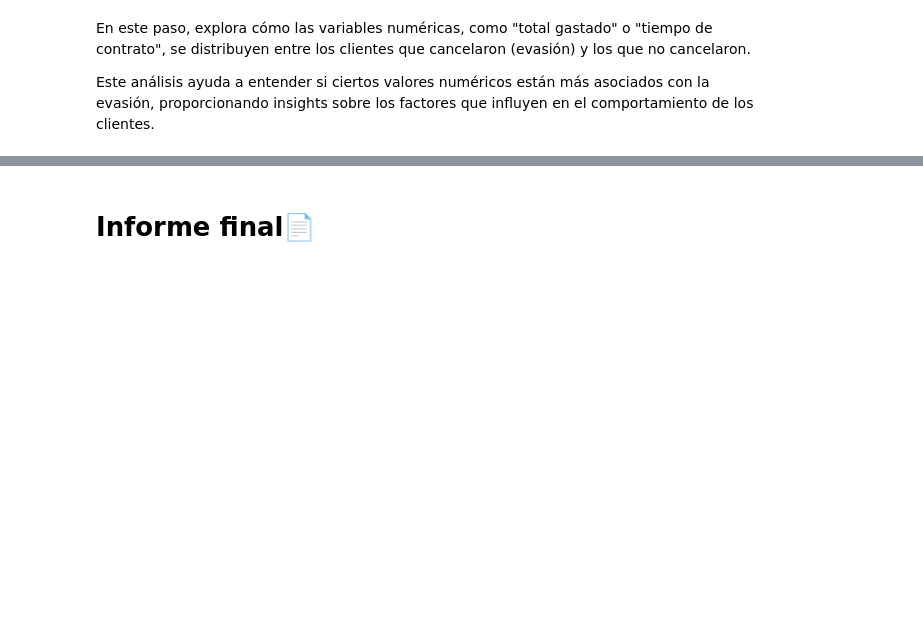
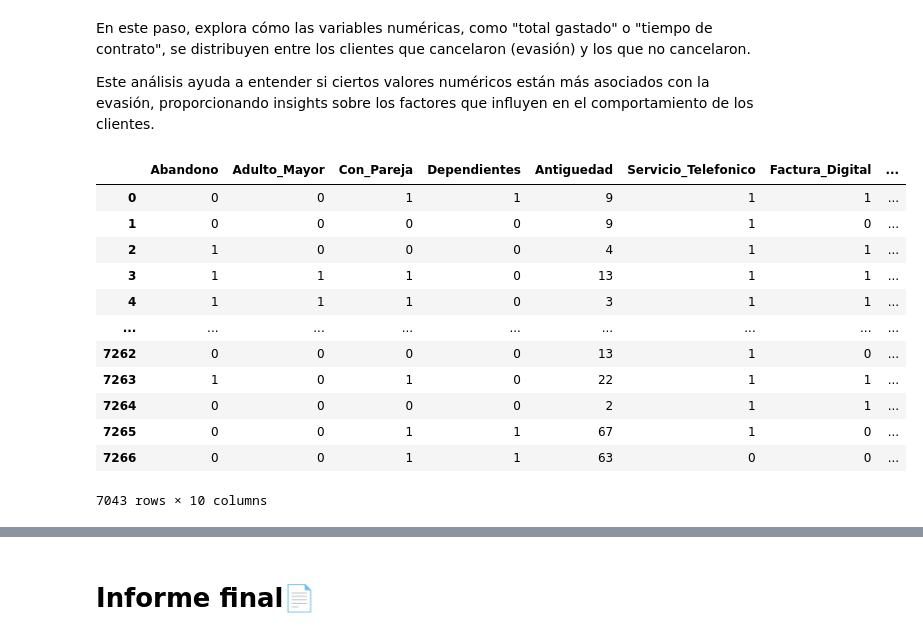
Before and after one commit to DevMagnov/Challenge_TelecomX_M-Huaromo, a Jupyter notebook: TelecomX_LATAM.ipynb, the cells around one changed output, grey strips where cells are left out. Saved outputs shown, nothing was run; the diff lists cells and outputs as text; code cells hidden in the pictures; blank space fills up the shorter version.

```diff
--- a/TelecomX_LATAM.ipynb
+++ b/TelecomX_LATAM.ipynb
@@ -622,0 +646,22 @@ for var in columnas_categoricas:
+# %%
+# Columnas que deben tener solo 0 y 1
+columnas_binarias = [
+    'Lineas_Multiples',
+    'Seguridad_Linea',
+    'Respaldo_Linea',
+    'Proteccion_Equipo',
+    'Soporte_Tecnico',
+    'Tv_Streaming',
+    'Peliculas_Streaming'
+]
+
+# Estandarizar: convertir a string y luego mapear
+for col in columnas_binarias:
+    datos_analisis[col] = datos_analisis[col].astype(str).str.lower().map({
+        '1': 1, '0': 0,
+        'si': 1, 'sí': 1,
+        'no': 0, 'true': 1, 'false': 0
+    })
+
+    # Convertir a categoría si es necesario
+    datos_analisis[col] = datos_analisis[col].astype('category')
@@ -626,3 +696,28 @@ for var in columnas_categoricas:
 En este paso, explora cómo las variables numéricas, como "total gastado" o "tiempo de contrato", se distribuyen entre los clientes que cancelaron (evasión) y los que no cancelaron.
 
 Este análisis ayuda a entender si ciertos valores numéricos están más asociados con la evasión, proporcionando insights sobre los factores que influyen en el comportamiento de los clientes.
+# %%
+datos_analisis[['Abandono',
+ 'Adulto_Mayor',
+ 'Con_Pareja',
+ 'Dependientes',
+ 'Antiguedad',
+ 'Servicio_Telefonico',
+ 'Factura_Digital',
+ 'Cargo_Mensual',
+ 'Cargo_Total',
+ 'Cargo_Diario']]
+# %% [output]
+|  | Abandono | Adulto_Mayor | Con_Pareja | Dependientes | Antiguedad | Servicio_Telefonico | Factura_Digital | ... |
+| 0 | 0 | 0 | 1 | 1 | 9 | 1 | 1 | ... |
+| 1 | 0 | 0 | 0 | 0 | 9 | 1 | 0 | ... |
+| 2 | 1 | 0 | 0 | 0 | 4 | 1 | 1 | ... |
+| 3 | 1 | 1 | 1 | 0 | 13 | 1 | 1 | ... |
+| 4 | 1 | 1 | 1 | 0 | 3 | 1 | 1 | ... |
+| ... | ... | ... | ... | ... | ... | ... | ... | ... |
+| 7262 | 0 | 0 | 0 | 0 | 13 | 1 | 0 | ... |
+| 7263 | 1 | 0 | 1 | 0 | 22 | 1 | 1 | ... |
+| 7264 | 0 | 0 | 0 | 0 | 2 | 1 | 1 | ... |
+| 7265 | 0 | 0 | 1 | 1 | 67 | 1 | 0 | ... |
+| 7266 | 0 | 0 | 1 | 1 | 63 | 0 | 0 | ... |
+7043 rows × 10 columns
```
Also changed, not shown: parts of 27 cells of this notebook.
